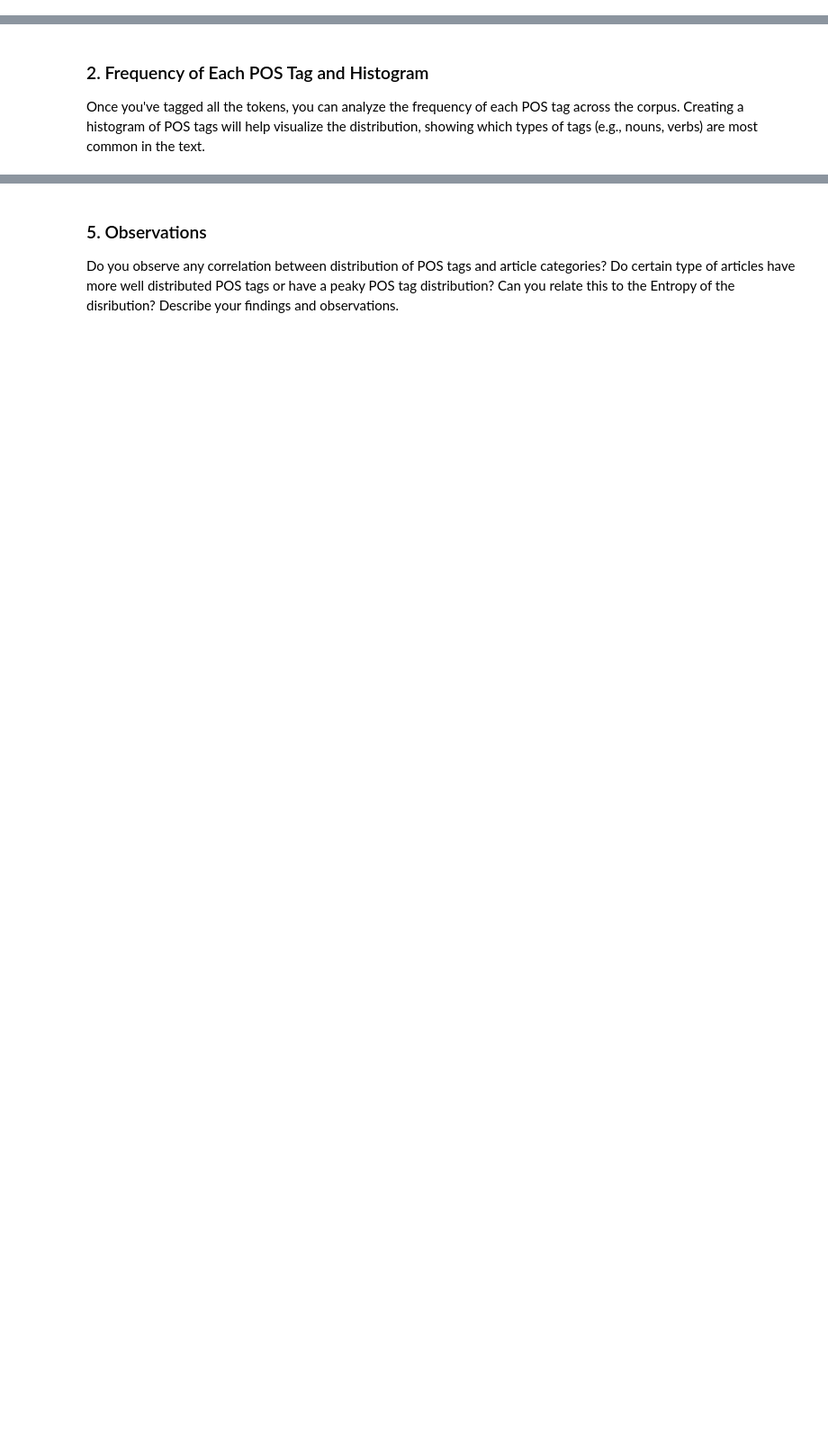
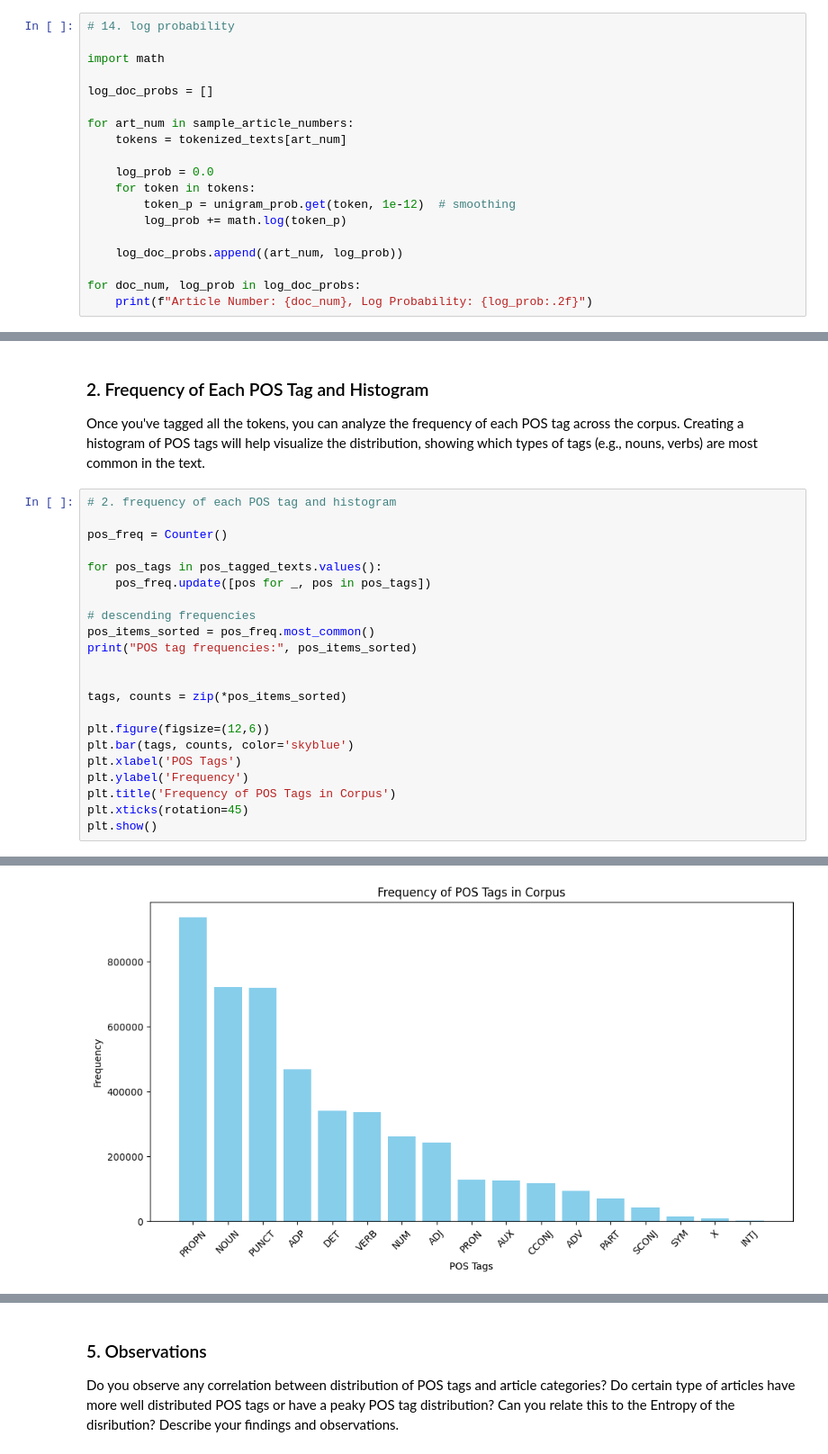
Before and after one commit to whiplxsh21/CS779-IITK, a Jupyter notebook: Assignment 1/question_3.ipynb, the cells around one changed output, grey strips where cells are left out. Shown at 90% size. Saved outputs shown, nothing was run; the diff lists cells and outputs as text; blank space fills up the shorter version.

```diff
--- a/Assignment 1/question_3.ipynb
+++ b/Assignment 1/question_3.ipynb
@@ -446,3 +663,22 @@ $$p(D) = \prod_{i = 1}^{L} p(w^{(D)}_{i})$$
 # %% [markdown]
 ### 14. Log Probability of a Document
 **Log Probability of a Document:** Calculate the log probability of the above selected 10 documents, i.e., $log\ p(D)$. What do you observe? Are results more interpretable than the previous method?
+# %%
+# 14. log probability
+
+import math
+
+log_doc_probs = []
+
+for art_num in sample_article_numbers:
+    tokens = tokenized_texts[art_num]
+
+    log_prob = 0.0
+    for token in tokens:
+        token_p = unigram_prob.get(token, 1e-12)  # smoothing
+        log_prob += math.log(token_p)
+
+    log_doc_probs.append((art_num, log_prob))
+
+for doc_num, log_prob in log_doc_probs:
+    print(f"Article Number: {doc_num}, Log Probability: {log_prob:.2f}")
@@ -467,3 +744,26 @@ Use spaCy to find out POS tag for each token in each document. NOTE POS tag will
 ### 2. Frequency of Each POS Tag and Histogram
 
 Once you've tagged all the tokens, you can analyze the frequency of each POS tag across the corpus. Creating a histogram of POS tags will help visualize the distribution, showing which types of tags (e.g., nouns, verbs) are most common in the text.
+# %%
+# 2. frequency of each POS tag and histogram
+
+pos_freq = Counter()
+
+for pos_tags in pos_tagged_texts.values():
+    pos_freq.update([pos for _, pos in pos_tags])
+
+# descending frequencies
+pos_items_sorted = pos_freq.most_common()
+print("POS tag frequencies:", pos_items_sorted)
+
+
+tags, counts = zip(*pos_items_sorted)
+
+plt.figure(figsize=(12,6))
+plt.bar(tags, counts, color='skyblue')
+plt.xlabel('POS Tags')
+plt.ylabel('Frequency')
+plt.title('Frequency of POS Tags in Corpus')
+plt.xticks(rotation=45)
+plt.show()
+# %% [output]
@@ -470,3 +771,4 @@ Once you've tagged all the tokens, you can analyze the frequency of each POS tag
+[figure, added]
 # %% [markdown]
 ### 3. Unigram Probability of POS Tags in a Document
 
```
Also changed, not shown: parts of 46 cells of this notebook, 1 other file.
